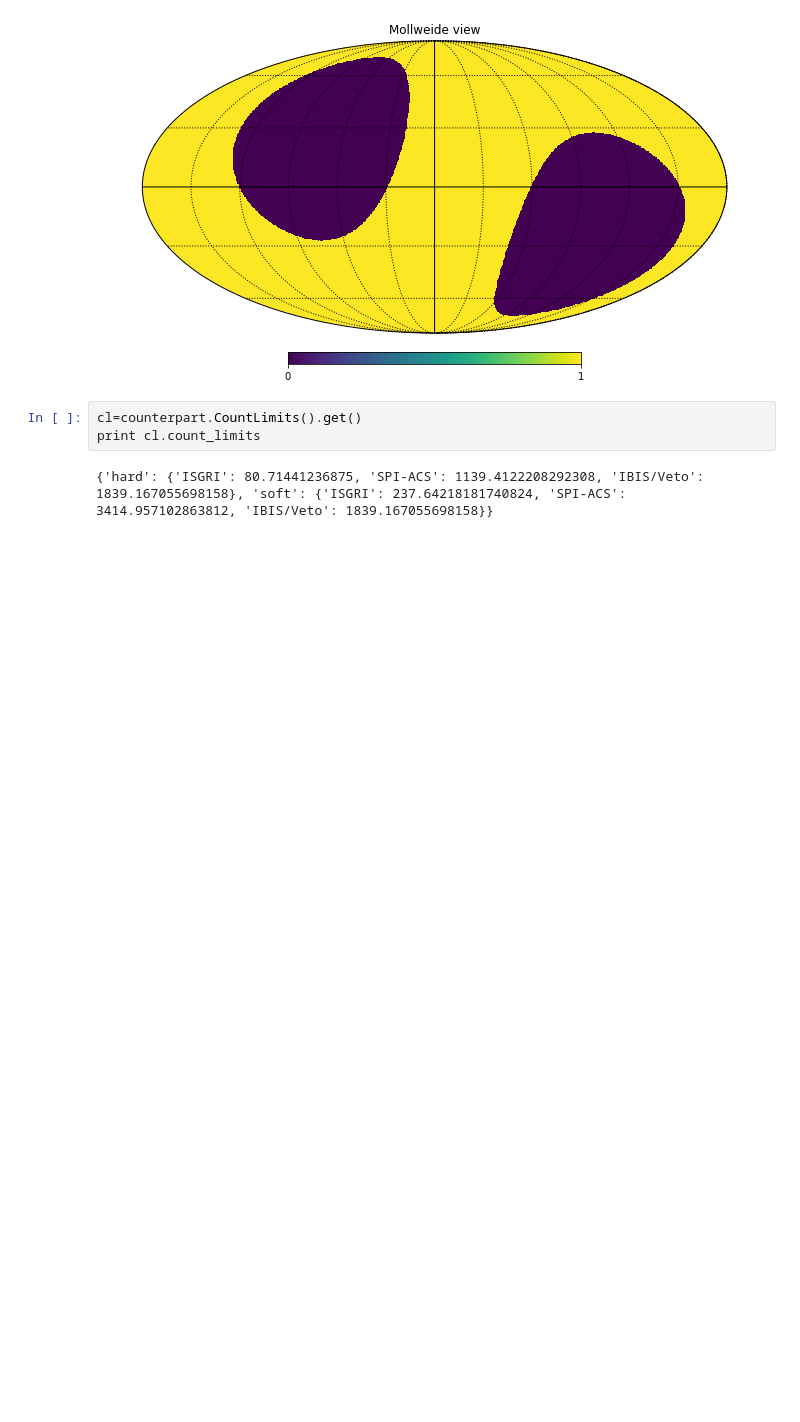
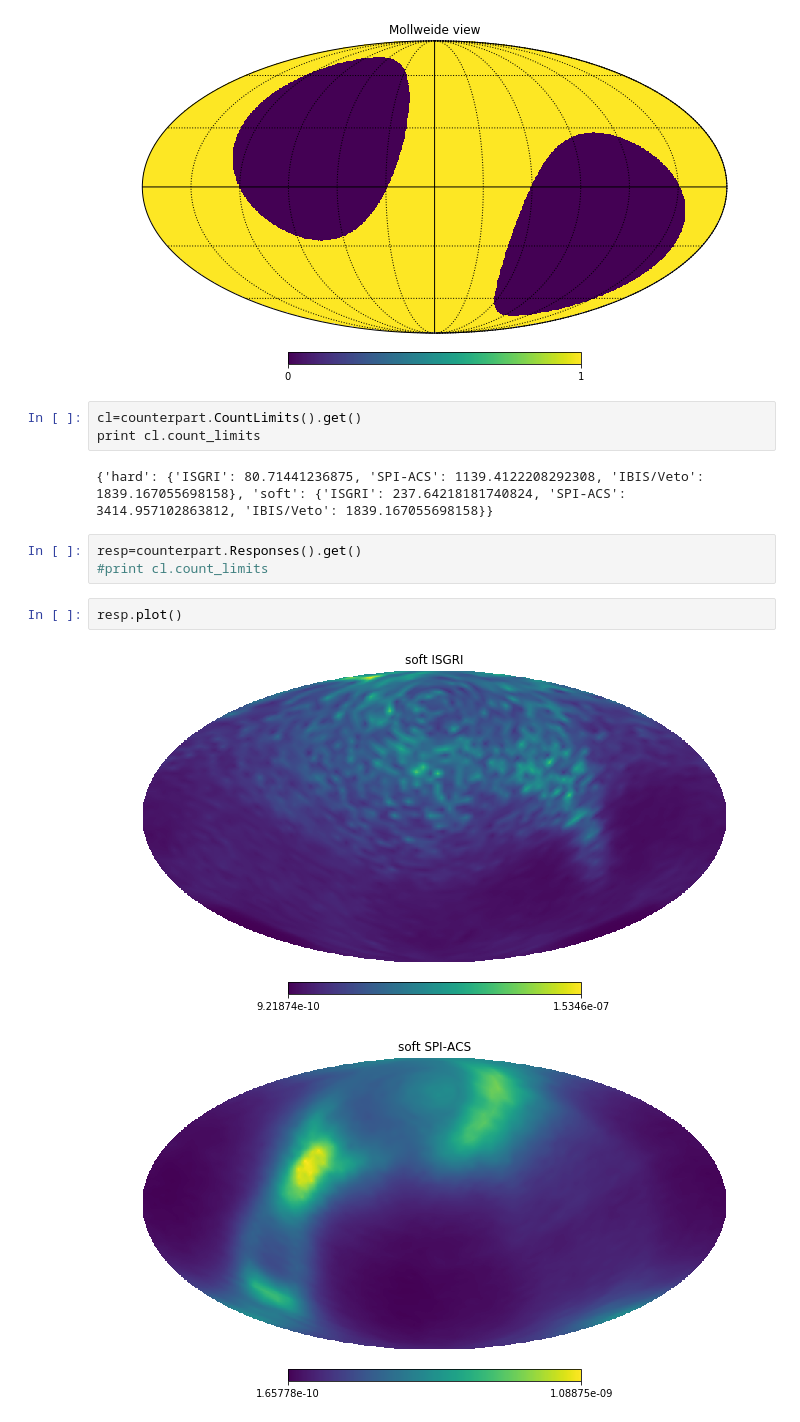
Before and after one commit to volodymyrss/integral-counterpart, a Jupyter notebook: follow-up-example.ipynb, the cells around one changed output. Drawn from its saved outputs; the diff is of its cells as text; blank space fills up the shorter version.

Commit message:
responses class

```diff
--- a/follow-up-example.ipynb
+++ b/follow-up-example.ipynb
@@ -38,3 +38,11 @@ cl=counterpart.CountLimits().get()
 print cl.count_limits
 # %% [output]
 {'hard': {'ISGRI': 80.71441236875, 'SPI-ACS': 1139.4122208292308, 'IBIS/Veto': 1839.167055698158}, 'soft': {'ISGRI': 237.64218181740824, 'SPI-ACS': 3414.957102863812, 'IBIS/Veto': 1839.167055698158}}
+# %%
+resp=counterpart.Responses().get()
+#print cl.count_limits
+# %%
+resp.plot()
+# %% [output]
+[figure, added]
+[figure, added]
```
Also changed, not shown: parts of 1 cell of this notebook, 2 other files.
